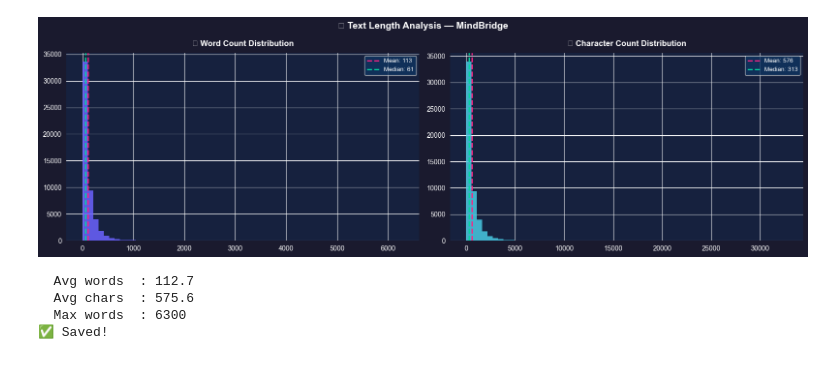
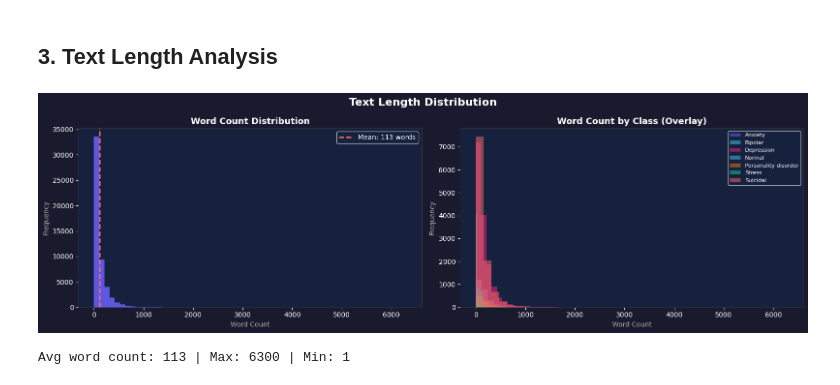
Before and after one commit to Vaibhav2040/MindBridge, a Jupyter notebook: notebooks/01_EDA.ipynb, the cells around one changed output. Cells and saved outputs as stored; diff of their text form; code cells hidden in the pictures.

```diff
--- a/notebooks/01_EDA.ipynb
+++ b/notebooks/01_EDA.ipynb
@@ -177,40 +155,37 @@ print("✅ Saved!")
-# %%
-df['word_count'] = df['statement'].apply(lambda x: len(str(x).split()))
-df['char_count'] = df['statement'].apply(lambda x: len(str(x)))
-
-fig, axes = plt.subplots(1, 2, figsize=(16, 5))
-fig.patch.set_facecolor('#1a1a2e')
-
-for ax, col, title, color in zip(
-    axes,
-    ['word_count', 'char_count'],
-    ['📏 Word Count Distribution', '🔤 Character Count Distribution'],
-    ['#6C63FF', '#48CAE4']
-):
-    ax.set_facecolor('#16213e')
-    ax.hist(df[col], bins=60, color=color, alpha=0.85, edgecolor='none')
-    ax.axvline(df[col].mean(), color='#f72585', linestyle='--', linewidth=2,
-               label=f'Mean: {df[col].mean():.0f}')
-    ax.axvline(df[col].median(), color='#06d6a0', linestyle='--', linewidth=2,
-               label=f'Median: {df[col].median():.0f}')
-    ax.set_title(title, color='white', fontsize=12, fontweight='bold', pad=10)
-    ax.tick_params(colors='white')
-    ax.spines[['top','right','bottom','left']].set_visible(False)
-    ax.legend(facecolor='#0f3460', labelcolor='white', fontsize=9)
-
-plt.suptitle('📏 Text Length Analysis — MindBridge',
-             color='white', fontsize=14, fontweight='bold')
-plt.tight_layout()
-plt.savefig('/Users/vaibhav2040/Desktop/MIND_BRIDGE/results/plots/02_text_length.png',
-            dpi=150, bbox_inches='tight', facecolor='#1a1a2e')
-plt.show()
-print(f"  Avg words  : {df['word_count'].mean():.1f}")
-print(f"  Avg chars  : {df['char_count'].mean():.1f}")
-print(f"  Max words  : {df['word_count'].max()}")
-print("✅ Saved!")
-# %% [output]
-[figure, removed]
-  Avg words  : 112.7
-  Avg chars  : 575.6
-  Max words  : 6300
-✅ Saved!
+# %% [markdown]
+## 3. Text Length Analysis
+# %%
+fig, axes = plt.subplots(1, 2, figsize=(16, 5))
+fig.patch.set_facecolor('#1a1a2e')
+fig.suptitle('Text Length Distribution', fontsize=16, fontweight='bold', color='white')
+
+axes[0].set_facecolor('#16213e')
+axes[0].hist(df['word_count'], bins=60, color='#6C63FF', alpha=0.85, edgecolor='none')
+axes[0].axvline(df['word_count'].mean(), color='#ff6b6b', linewidth=2,
+                linestyle='--', label=f"Mean: {df['word_count'].mean():.0f} words")
+axes[0].set_title('Word Count Distribution', color='white', fontsize=13, fontweight='bold')
+axes[0].set_xlabel('Word Count', color='#aaa')
+axes[0].set_ylabel('Frequency', color='#aaa')
+axes[0].tick_params(colors='white')
+axes[0].legend(facecolor='#16213e', labelcolor='white')
+for spine in axes[0].spines.values(): spine.set_color('#333')
+
+classes = sorted(df['status'].unique())
+axes[1].set_facecolor('#16213e')
+for cls, color in zip(classes, COLORS):
+    subset = df[df['status'] == cls]['word_count']
+    axes[1].hist(subset, bins=40, alpha=0.5, label=cls, color=color, edgecolor='none')
+axes[1].set_title('Word Count by Class (Overlay)', color='white', fontsize=13, fontweight='bold')
+axes[1].set_xlabel('Word Count', color='#aaa')
+axes[1].set_ylabel('Frequency', color='#aaa')
+axes[1].tick_params(colors='white')
+axes[1].legend(facecolor='#16213e', labelcolor='white', fontsize=8)
+for spine in axes[1].spines.values(): spine.set_color('#333')
+
+plt.tight_layout()
+plt.savefig('results/plots/text_length.png', dpi=150, bbox_inches='tight', facecolor='#1a1a2e')
+plt.show()
+print(f"Avg word count: {df['word_count'].mean():.0f} | Max: {df['word_count'].max()} | Min: {df['word_count'].min()}")
+# %% [output]
+[figure, added]
+Avg word count: 113 | Max: 6300 | Min: 1
```
Also changed, not shown: parts of 16 cells of this notebook, 35 other files.
